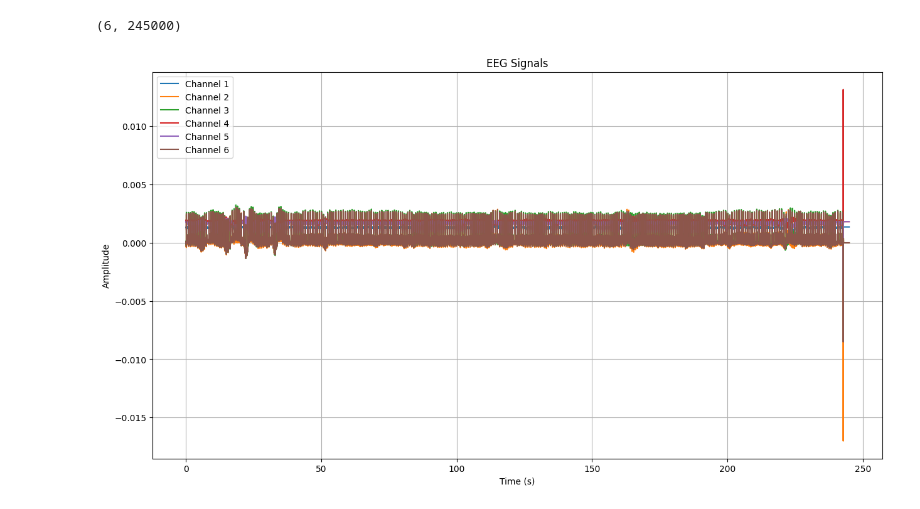
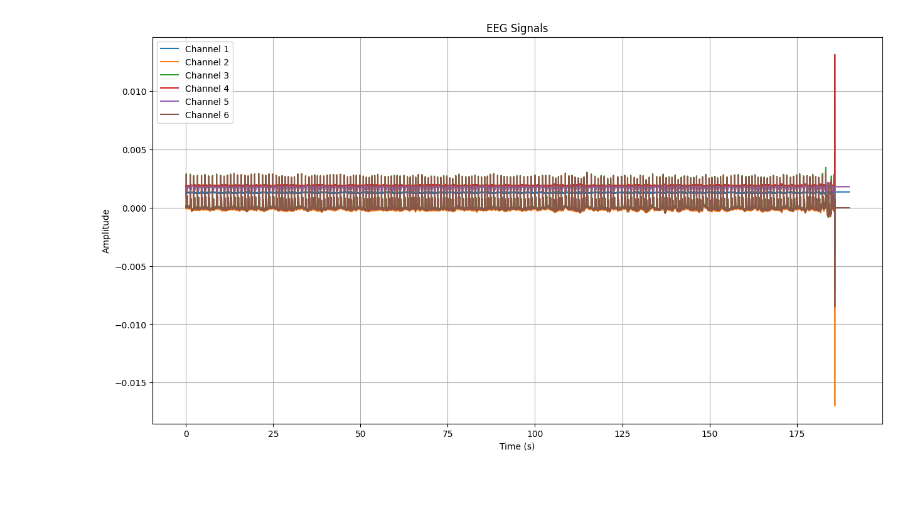
Before and after one commit to FFG99/ECGsignalsMarking, a Jupyter notebook: notebooks/manual_api_testing.ipynb, the cells around one changed output. Cells and saved outputs as stored; diff of their text form; code cells hidden in the pictures.

```diff
--- a/notebooks/manual_api_testing.ipynb
+++ b/notebooks/manual_api_testing.ipynb
@@ -93,7 +91,5 @@ df
 # %%
-data = get_eeg_data(5)
-print(data.shape)
+data = get_eeg_data(1)
 plot_eeg_data(data)
 # %% [output]
-(6, 245000)
-[figure, old version]
+[figure, new version]
```
Also changed, not shown: parts of 6 cells of this notebook, 5 other files.
